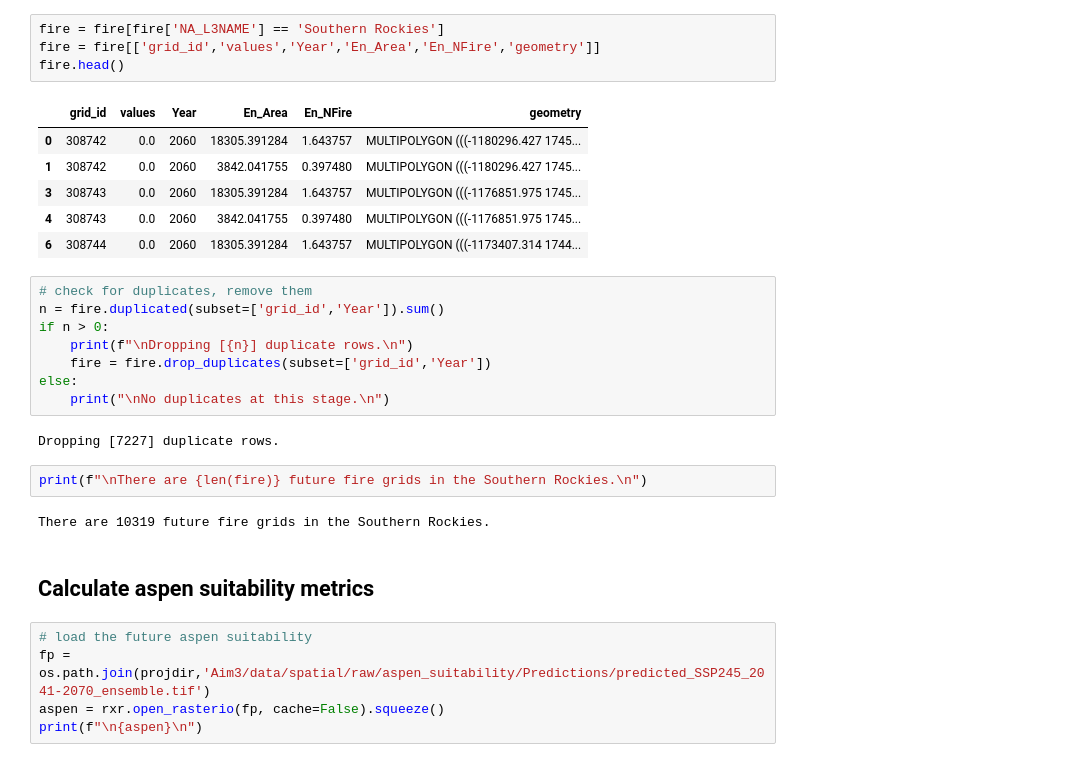
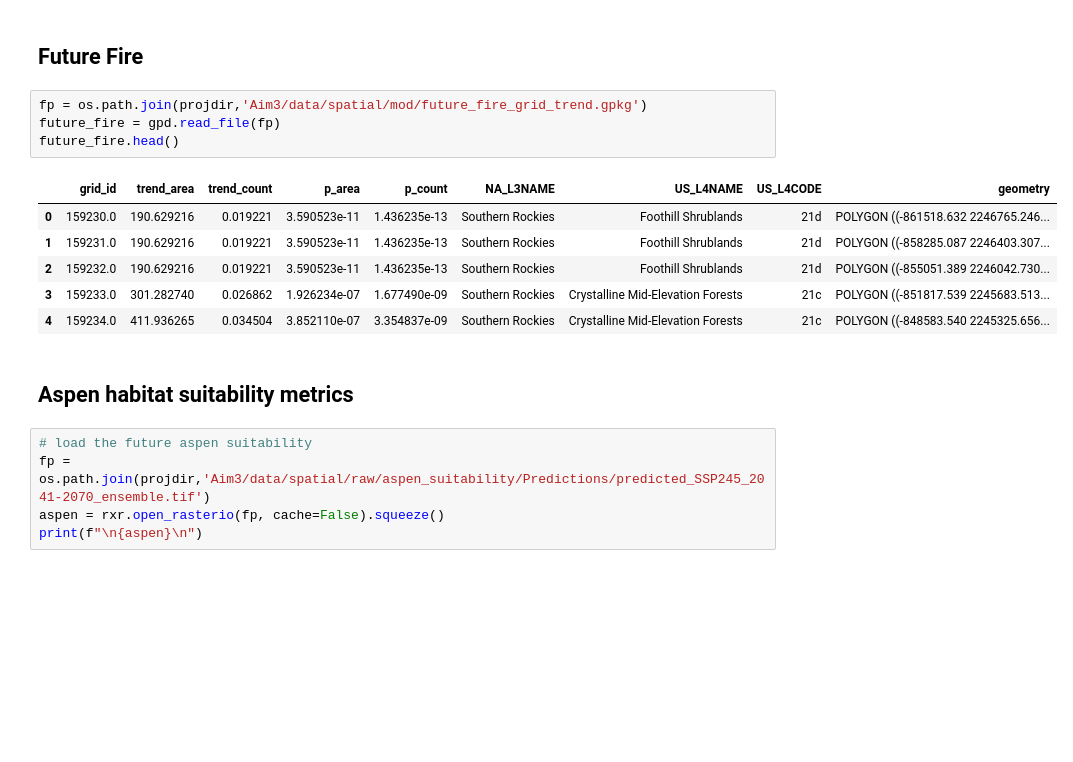
Before and after one commit to natshoff/aspen-fire-fork, a Jupyter notebook: Aim3/code/future-aspen_grid_prep.ipynb, the cells around one changed output. Drawn from its saved outputs; the diff is of its cells as text; blank space fills up the shorter version.

```diff
--- a/Aim3/code/future-aspen_grid_prep.ipynb
+++ b/Aim3/code/future-aspen_grid_prep.ipynb
@@ -71,30 +44,18 @@ array(['Southern Rockies', 'Colorado Plateaus', 'Wyoming Basin',
-# %%
-fire = fire[fire['NA_L3NAME'] == 'Southern Rockies']
-fire = fire[['grid_id','values','Year','En_Area','En_NFire','geometry']]
-fire.head()
-# %% [output]
-|  | grid_id | values | Year | En_Area | En_NFire | geometry |
-| 0 | 308742 | 0.0 | 2060 | 18305.391284 | 1.643757 | MULTIPOLYGON (((-1180296.427 1745... |
-| 1 | 308742 | 0.0 | 2060 | 3842.041755 | 0.397480 | MULTIPOLYGON (((-1180296.427 1745... |
-| 3 | 308743 | 0.0 | 2060 | 18305.391284 | 1.643757 | MULTIPOLYGON (((-1176851.975 1745... |
-| 4 | 308743 | 0.0 | 2060 | 3842.041755 | 0.397480 | MULTIPOLYGON (((-1176851.975 1745... |
-| 6 | 308744 | 0.0 | 2060 | 18305.391284 | 1.643757 | MULTIPOLYGON (((-1173407.314 1744... |
-# %%
-# check for duplicates, remove them
-n = fire.duplicated(subset=['grid_id','Year']).sum()
-if n > 0:
-    print(f"\nDropping [{n}] duplicate rows.\n")
-    fire = fire.drop_duplicates(subset=['grid_id','Year'])
-else:
-    print("\nNo duplicates at this stage.\n")
-# %% [output]
-Dropping [7227] duplicate rows.
-# %%
-print(f"\nThere are {len(fire)} future fire grids in the Southern Rockies.\n")
-# %% [output]
-There are 10319 future fire grids in the Southern Rockies.
+# %% [markdown]
+## Future Fire
+# %%
+fp = os.path.join(projdir,'Aim3/data/spatial/mod/future_fire_grid_trend.gpkg')
+future_fire = gpd.read_file(fp)
+future_fire.head()
+# %% [output]
+|  | grid_id | trend_area | trend_count | p_area | p_count | NA_L3NAME | US_L4NAME | US_L4CODE | geometry |
+| 0 | 159230.0 | 190.629216 | 0.019221 | 3.590523e-11 | 1.436235e-13 | Southern Rockies | Foothill Shrublands | 21d | POLYGON ((-861518.632 2246765.246... |
+| 1 | 159231.0 | 190.629216 | 0.019221 | 3.590523e-11 | 1.436235e-13 | Southern Rockies | Foothill Shrublands | 21d | POLYGON ((-858285.087 2246403.307... |
+| 2 | 159232.0 | 190.629216 | 0.019221 | 3.590523e-11 | 1.436235e-13 | Southern Rockies | Foothill Shrublands | 21d | POLYGON ((-855051.389 2246042.730... |
+| 3 | 159233.0 | 301.282740 | 0.026862 | 1.926234e-07 | 1.677490e-09 | Southern Rockies | Crystalline Mid-Elevation Forests | 21c | POLYGON ((-851817.539 2245683.513... |
+| 4 | 159234.0 | 411.936265 | 0.034504 | 3.852110e-07 | 3.354837e-09 | Southern Rockies | Crystalline Mid-Elevation Forests | 21c | POLYGON ((-848583.540 2245325.656... |
 # %% [markdown]
-## Calculate aspen suitability metrics
+## Aspen habitat suitability metrics
 # %%
 # load the future aspen suitability
 fp = os.path.join(projdir,'Aim3/data/spatial/raw/aspen_suitability/Predictions/predicted_SSP245_2041-2070_ensemble.tif')
```
Also changed, not shown: parts of 33 cells of this notebook, 29 other files.
